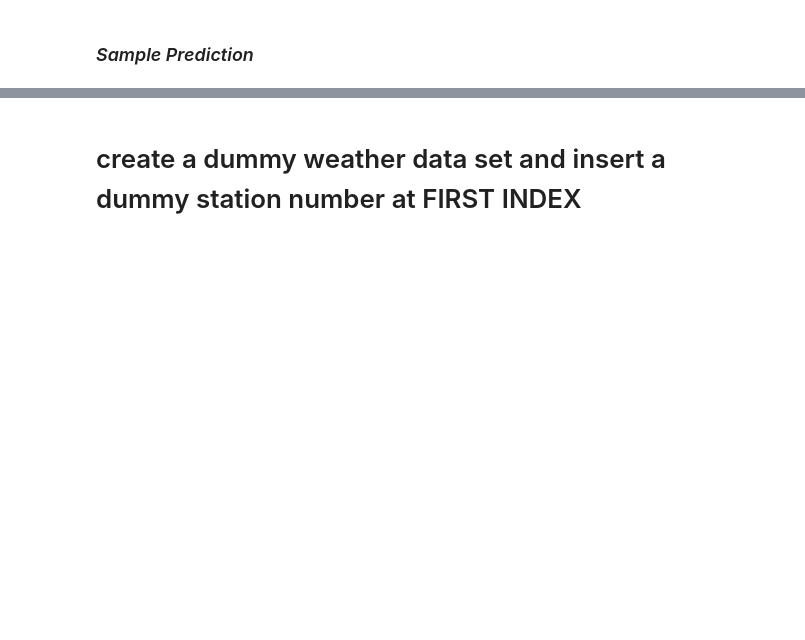
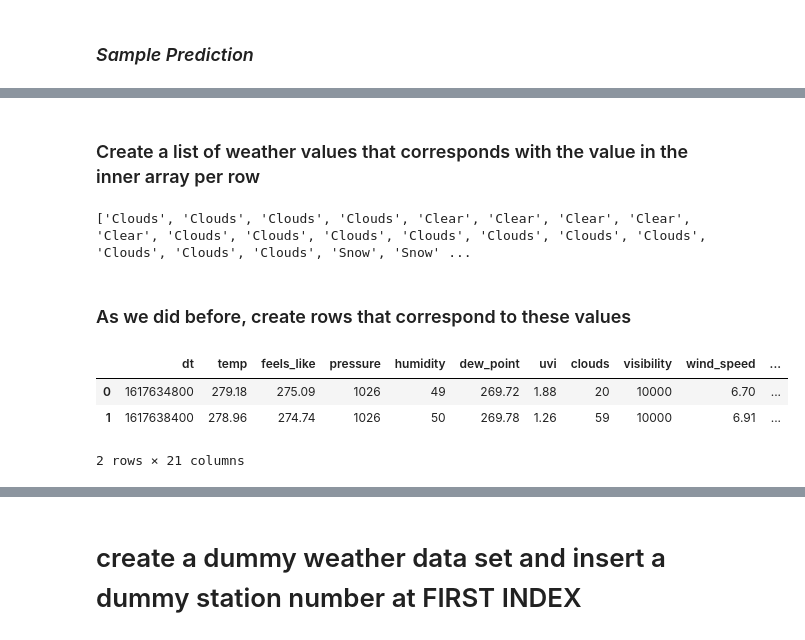
Before and after one commit to LeahE128/wheelieGood, a Jupyter notebook: bikesWeatherModel.ipynb, the cells around one changed output, grey strips where cells are left out. Saved outputs shown, nothing was run; the diff lists cells and outputs as text; code cells hidden in the pictures; blank space fills up the shorter version.

```diff
--- a/bikesWeatherModel.ipynb
+++ b/bikesWeatherModel.ipynb
@@ -257,0 +265,25 @@ df.head(2)
+# %% [markdown]
+### Create a list of weather values that corresponds with the value in the inner array per row
+# %%
+weatherValues = []
+for x in df["weather"]:
+    currentRow = x[0]
+    for key, value in currentRow.items():
+        if key == "main":
+            weatherValues.append(value)
+
+print(weatherValues)
+# %% [output]
+['Clouds', 'Clouds', 'Clouds', 'Clouds', 'Clear', 'Clear', 'Clear', 'Clear', 'Clear', 'Clouds', 'Clouds', 'Clouds', 'Clouds', 'Clouds', 'Clouds', 'Clouds', 'Clouds', 'Clouds', 'Clouds', 'Snow', 'Snow' ...
+# %% [markdown]
+### As we did before, create rows that correspond to these values
+# %%
+df = df.reindex(df.columns.tolist() + weatherConditions, axis=1)
+for col in df:
+    df[col] = df[col].replace(np.nan).fillna(0)
+df.head(2)
+# %% [output]
+|  | dt | temp | feels_like | pressure | humidity | dew_point | uvi | clouds | visibility | wind_speed | ... |
+| 0 | 1617634800 | 279.18 | 275.09 | 1026 | 49 | 269.72 | 1.88 | 20 | 10000 | 6.70 | ... |
+| 1 | 1617638400 | 278.96 | 274.74 | 1026 | 50 | 269.78 | 1.26 | 59 | 10000 | 6.91 | ... |
+2 rows × 21 columns
```
Also changed, not shown: parts of 16 cells of this notebook.
